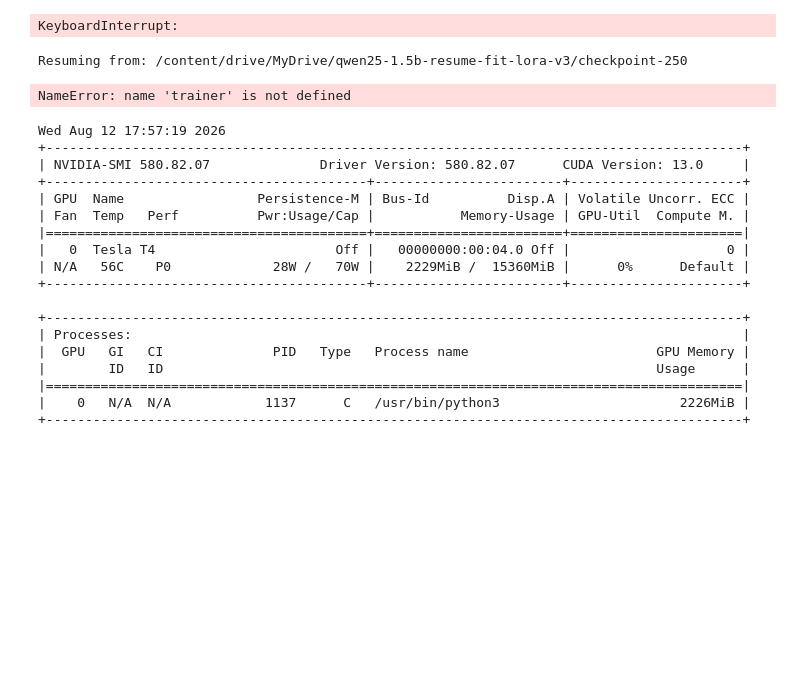
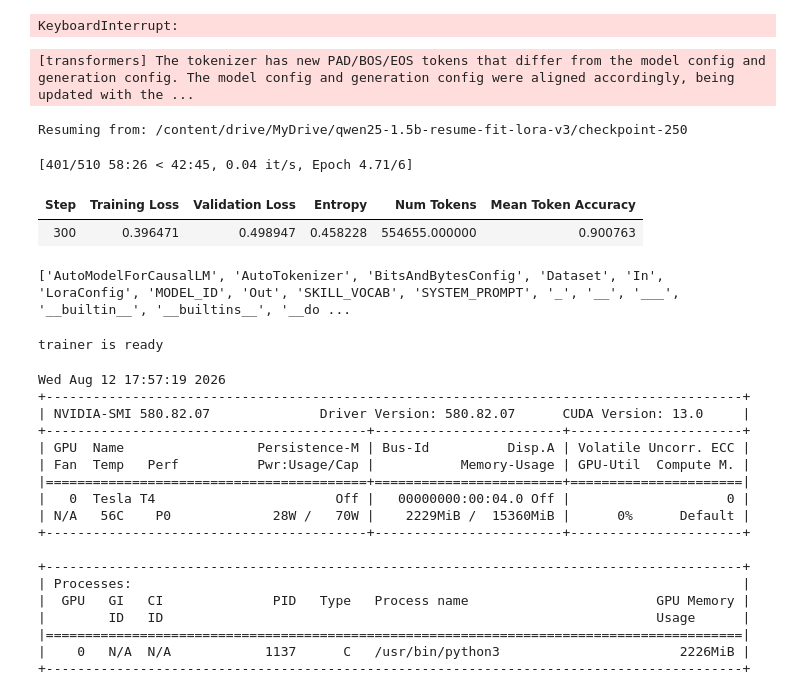
Before and after one commit to samyak2475/recruiter-copilot, a Jupyter notebook: AI_project.ipynb, the cells around one changed output. Drawn from its saved outputs; the diff is of its cells as text; code cells hidden in the pictures; blank space fills up the shorter version.

```diff
--- a/AI_project.ipynb
+++ b/AI_project.ipynb
@@ -1634,22 +1634,69 @@ trainable params: 36,929,536 || all params: 1,580,643,840 || trainable%: 2.3364
 | Step | Training Loss | Validation Loss |
 KeyboardInterrupt:
 # %%
+# import os
+
+# ckpt_root = "/content/drive/MyDrive/qwen25-1.5b-resume-fit-lora-v3"
+# resume_path = None
+# if os.path.exists(ckpt_root):
+#     checkpoints = [d for d in os.listdir(ckpt_root) if d.startswith("checkpoint-")]
+#     if checkpoints:
+#         latest = max(checkpoints, key=lambda x: int(x.split("-")[1]))
+#         resume_path = os.path.join(ckpt_root, latest)
+
+# print("Resuming from:", resume_path if resume_path else "nowhere — starting fresh")
+
+# trainer.train(resume_from_checkpoint=resume_path)
+
 import os
 
 ckpt_root = "/content/drive/MyDrive/qwen25-1.5b-resume-fit-lora-v3"
-resume_path = None
-if os.path.exists(ckpt_root):
-    checkpoints = [d for d in os.listdir(ckpt_root) if d.startswith("checkpoint-")]
-    if checkpoints:
-        latest = max(checkpoints, key=lambda x: int(x.split("-")[1]))
-        resume_path = os.path.join(ckpt_root, latest)
+checkpoints = [d for d in os.listdir(ckpt_root) if d.startswith("checkpoint-")]
+latest = max(checkpoints, key=lambda x: int(x.split("-")[1]))
+resume_path = os.path.join(ckpt_root, latest)
 
-print("Resuming from:", resume_path if resume_path else "nowhere — starting fresh")
-
+print("Resuming from:", resume_path)
 trainer.train(resume_from_checkpoint=resume_path)
 # %% [output]
-Resuming from: /content/drive/MyDrive/qwen25-1.5b-resume-fit-lora-v3/checkpoint-250
+[transformers] The tokenizer has new PAD/BOS/EOS tokens that differ from the model config and generation config. The model config and generation config were aligned accordingly, being updated with the ...
-NameError: name 'trainer' is not defined
+Resuming from: /content/drive/MyDrive/qwen25-1.5b-resume-fit-lora-v3/checkpoint-250
+[401/510 58:26 < 42:45, 0.04 it/s, Epoch 4.71/6]
+| Step | Training Loss | Validation Loss | Entropy | Num Tokens | Mean Token Accuracy |
+| 300 | 0.396471 | 0.498947 | 0.458228 | 554655.000000 | 0.900763 |
+# %%
+  print(dir())
+# %% [output]
+['AutoModelForCausalLM', 'AutoTokenizer', 'BitsAndBytesConfig', 'Dataset', 'In', 'LoraConfig', 'MODEL_ID', 'Out', 'SKILL_VOCAB', 'SYSTEM_PROMPT', '_', '__', '___', '__builtin__', '__builtins__', '__do ...
+# %%
+from trl import SFTTrainer, SFTConfig
+
+def formatting_func(example):
+    return tokenizer.apply_chat_template(example["messages"], tokenize=False, add_generation_prompt=False)
+
+sft_config = SFTConfig(
+    output_dir="/content/drive/MyDrive/qwen25-1.5b-resume-fit-lora-v3",
+    per_device_train_batch_size=4,
+    gradient_accumulation_steps=4,
+    num_train_epochs=6,
+    learning_rate=2e-4,
+    logging_steps=10,
+    eval_strategy="steps",
+    eval_steps=100,
+    save_strategy="steps",
+    save_steps=50,
+    save_total_limit=2,
+    fp16=False,
+    bf16=False,
+    max_length=1024,
+    report_to="none",
+)
+
+trainer = SFTTrainer(model=model, args=sft_config, train_dataset=sft_dataset["train"],
+    eval_dataset=sft_dataset["test"], formatting_func=formatting_func)
+
+print("trainer is ready")
+# %% [output]
+trainer is ready
 # %%
 !nvidia-smi
 # %% [output]
```
